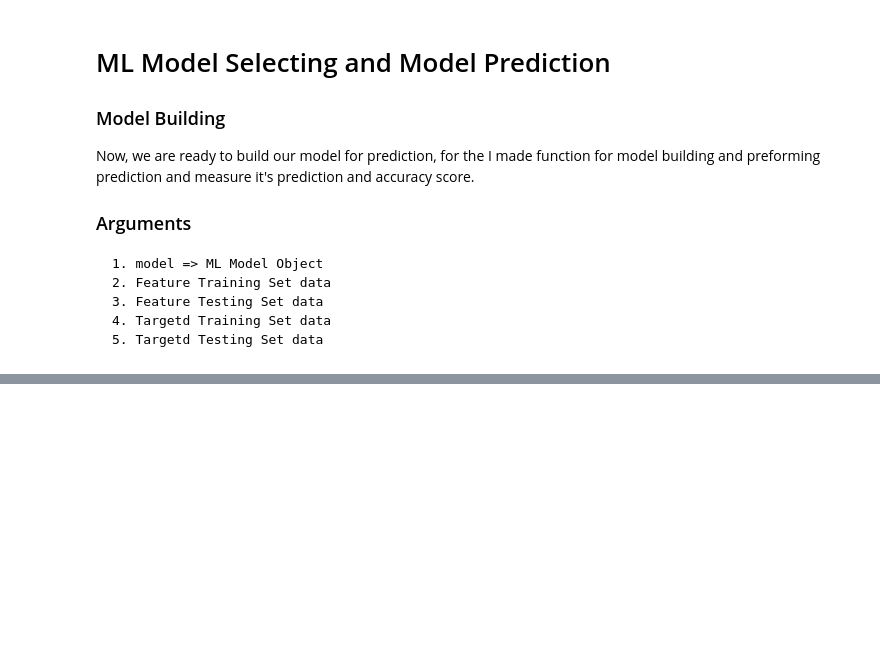
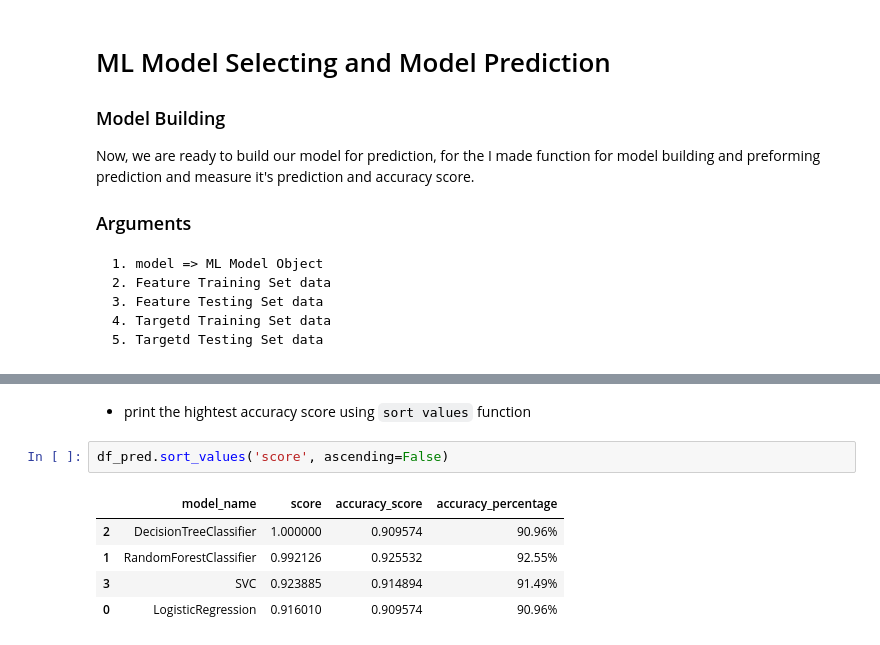
Before and after one commit to adilrasheed139/Breast-Cancer-Prediction, a Jupyter notebook: Predication model.ipynb, the cells around one changed output, grey strips where cells are left out. Cells and saved outputs as stored; diff of their text form; blank space fills up the shorter version.

```diff
--- a/Predication model.ipynb
+++ b/Predication model.ipynb
@@ -489,0 +609,10 @@ Now, we are ready to build our model for prediction, for the I made function for
+# %% [markdown]
+- print the hightest accuracy score using `sort values` function
+# %%
+df_pred.sort_values('score', ascending=False)
+# %% [output]
+|  | model_name | score | accuracy_score | accuracy_percentage |
+| 2 | DecisionTreeClassifier | 1.000000 | 0.909574 | 90.96% |
+| 1 | RandomForestClassifier | 0.992126 | 0.925532 | 92.55% |
+| 3 | SVC | 0.923885 | 0.914894 | 91.49% |
+| 0 | LogisticRegression | 0.916010 | 0.909574 | 90.96% |
```
Also changed, not shown: parts of 26 cells of this notebook.
